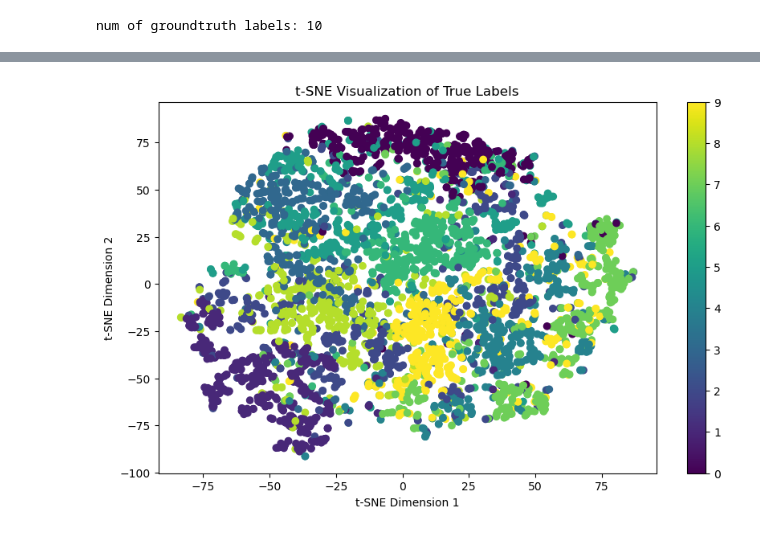
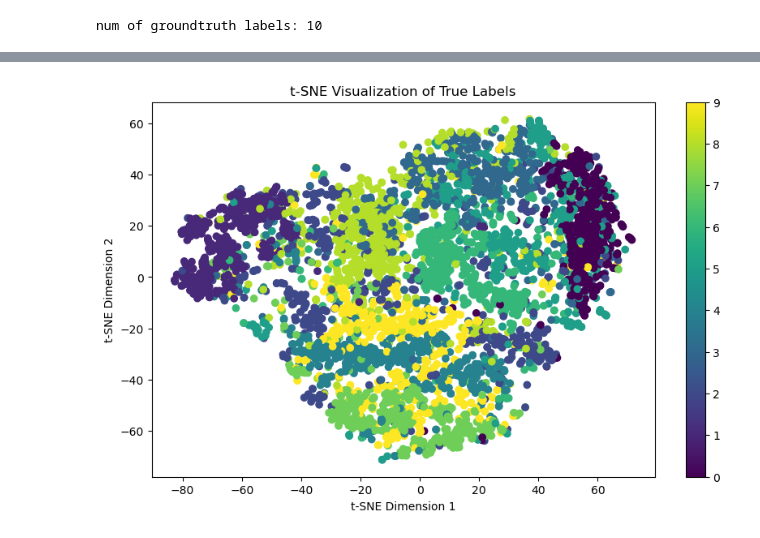
Before and after one commit to zyiology/SC4020_Proj2, a Jupyter notebook: mnist_clustering.ipynb, the cells around one changed output, grey strips where cells are left out. Saved outputs shown, nothing was run; the diff lists cells and outputs as text; code cells hidden in the pictures.

```diff
--- a/mnist_clustering.ipynb
+++ b/mnist_clustering.ipynb
@@ -101,27 +99,25 @@ For n_clusters = 10 The average silhouette_score is : 0.09200853506969427
 # %%
-## using t-sne (alternative to pca) to visualize TRUE LABELS
+## using t-sne (alternative to pca) to visualize clusters according to true labels
 
-# # Calculate cosine distances between binary vectors
-# cosine_distances_matrix = cosine_distances(itemset_features)
+# Calculate cosine distances between binary vectors
+cosine_distances_matrix = cosine_distances(itemset_features)
 
-# # Create a t-SNE instance with cosine distance
-# tsne = TSNE(n_components=2, metric="precomputed", perplexity=10, learning_rate=100, init="random")
-
-tsne = TSNE(n_components=2, metric="cosine", perplexity=10, learning_rate=100, init="random", n_jobs=-1)
+# Create a t-SNE instance with cosine distance
+tsne = TSNE(n_components=2, metric="precomputed", perplexity=30, learning_rate=200, init="random")
 
 # Fit t-SNE to the cosine distance matrix
-tsne_results = tsne.fit_transform(itemset_features)#cosine_distances_matrix)
+tsne_results = tsne.fit_transform(cosine_distances_matrix)
 
 # Create a scatter plot to visualize the results
 plt.figure(figsize=(10, 6))
 
 
 plt.scatter(tsne_results[:, 0], tsne_results[:, 1], c=true_labels, cmap='viridis')
 plt.colorbar()
 plt.title('t-SNE Visualization of True Labels')
 plt.xlabel('t-SNE Dimension 1')
 plt.ylabel('t-SNE Dimension 2')
 plt.show()
 # %% [output]
-[figure, old version]
+[figure, new version]
 # %%
```
Also changed, not shown: parts of 29 cells of this notebook, 6 other files.
